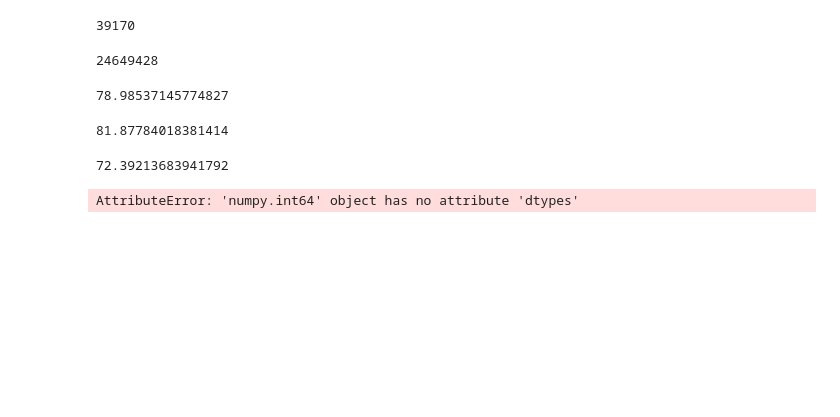
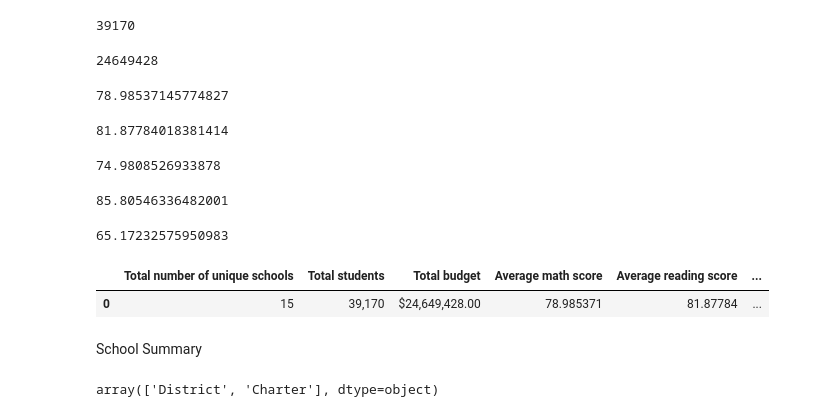
Before and after one commit to TRegan5/pandas-challenge, a Jupyter notebook: PyCitySchools/PyCitySchools.ipynb, the cells around one changed output. Drawn from its saved outputs; the diff is of its cells as text; code cells hidden in the pictures; blank space fills up the shorter version.

Commit message:
Commit for progress with per school analysis

```diff
--- a/PyCitySchools/PyCitySchools.ipynb
+++ b/PyCitySchools/PyCitySchools.ipynb
@@ -75,18 +63,57 @@ avg_math
 78.98537145774827
 # %%
 #Average reading score
-avg_reading = complete_df['reading_score'].mean()
+avg_reading = district_complete_df['reading_score'].mean()
 avg_reading
 # %% [output]
 81.87784018381414
 # %%
-passing_math = complete_df[complete_df['math_score'] > 70].count()['student_name']
-#passing_math
+#% passing math (the percentage of students who passed math)
+passing_math = district_complete_df[district_complete_df['math_score'] >= 70].count()['student_name']
 pct_passing_math = passing_math / student_count * 100
 pct_passing_math
 # %% [output]
-72.39213683941792
+74.9808526933878
-# %%
-passing_math.dtypes
-# %% [output]
-AttributeError: 'numpy.int64' object has no attribute 'dtypes'
+# %%
+#% passing reading (the percentage of students who passed reading)
+passing_reading = district_complete_df[district_complete_df['reading_score'] >= 70].count()['student_name']
+pct_passing_reading = passing_reading / student_count * 100
+pct_passing_reading
+# %% [output]
+85.80546336482001
+# %%
+#% overall passing (the percentage of students who passed math AND reading)
+passing_overall = district_complete_df[(district_complete_df['reading_score'] >= 70) & (district_complete_df['math_score'] >= 70)].count()['student_name']
+pct_passing_overall = passing_overall / student_count * 100
+pct_passing_overall
+# %% [output]
+65.17232575950983
+# %%
+#create a high-level snapshot of the district's key metrics in a DataFrame
+district_summary = pd.DataFrame([{
+    'Total number of unique schools' : school_count,
+    'Total students' : student_count,
+    'Total budget' : total_budget,
+    'Average math score' : avg_math,
+    'Average reading score' : avg_reading,
+    '% passing math' : pct_passing_math, # (the percentage of students who passed math)
+    '% passing reading' : pct_passing_reading, # (the percentage of students who passed reading)
+    '% overall passing' : pct_passing_overall # (the percentage of students who passed math AND reading)
+}])
+
+# Format the summary dataframe
+district_summary['Total students'] = district_summary['Total students'].map('{:,}'.format)
+district_summary['Total budget'] = district_summary['Total budget'].map('${:,.2f}'.format)
+
+district_summary
+# %% [output]
+|  | Total number of unique schools | Total students | Total budget | Average math score | Average reading score | ... |
+| 0 | 15 | 39,170 | $24,649,428.00 | 78.985371 | 81.87784 | ... |
+# %% [markdown]
+School Summary
+# %%
+# Use the code provided to select all of the school types
+school_types = district_complete_df['type'].unique()
+school_types
+# %% [output]
+array(['District', 'Charter'], dtype=object)
```
Also changed, not shown: parts of 36 cells of this notebook.
